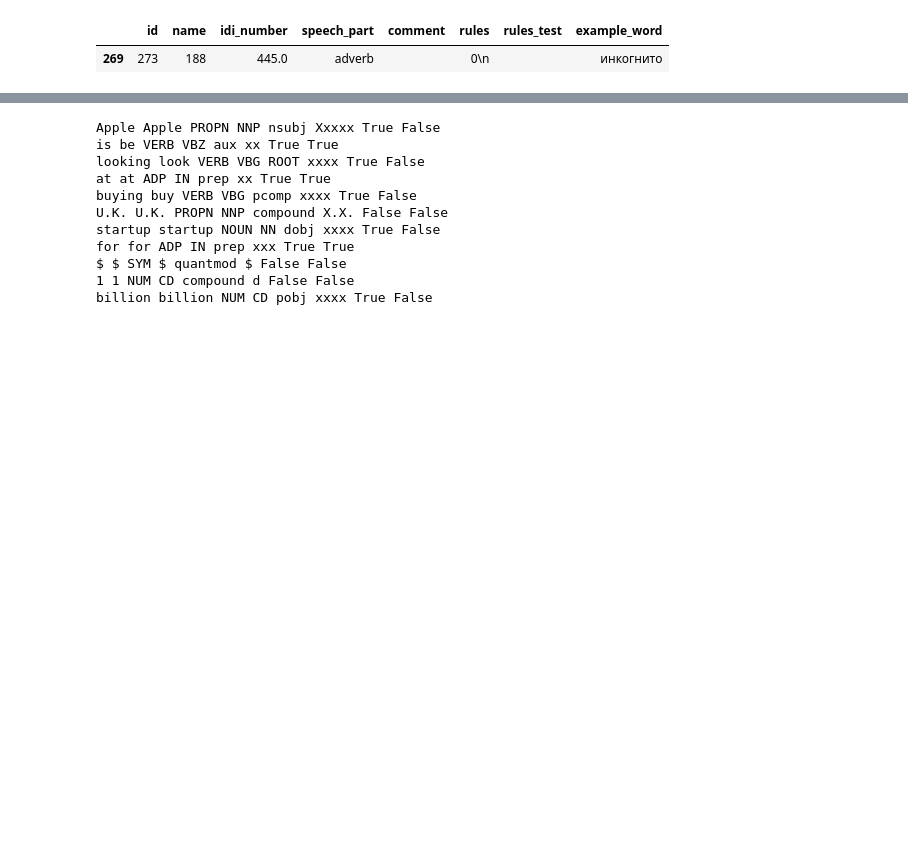
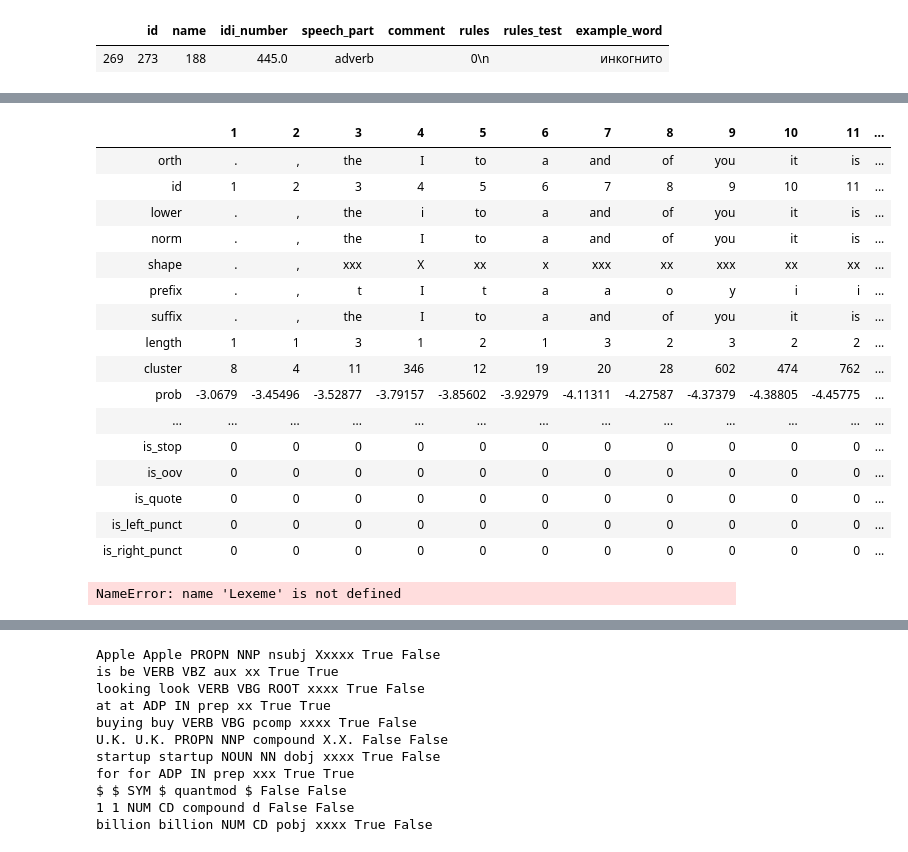
Before and after one commit to Bad-Wolf/Clustering-of-friends, a Jupyter notebook: POS_tagging.ipynb, the cells around one changed output, grey strips where cells are left out. Drawn from its saved outputs; the diff is of its cells as text; code cells hidden in the pictures; blank space fills up the shorter version.

```diff
--- a/POS_tagging.ipynb
+++ b/POS_tagging.ipynb
@@ -203,0 +164,2 @@ word[word.type_id == 273]
+# %%
+example_training_data = pd.read_json("https://raw.githubusercontent.com/explosion/spaCy/master/examples/training/vocab-data.jsonl", lines=True)
@@ -203,0 +176,23 @@ word[word.type_id == 273]
+# %%
+# don't forget the dropped line
+example_training_data = example_training_data[1:].drop(columns=["lang","settings"])
+# %%
+example_training_data.T
+# %% [output]
+|  | 1 | 2 | 3 | 4 | 5 | 6 | 7 | 8 | 9 | 10 | 11 | ... |
+| orth | . | , | the | I | to | a | and | of | you | it | is | ... |
+| id | 1 | 2 | 3 | 4 | 5 | 6 | 7 | 8 | 9 | 10 | 11 | ... |
+| lower | . | , | the | i | to | a | and | of | you | it | is | ... |
+| norm | . | , | the | I | to | a | and | of | you | it | is | ... |
+| shape | . | , | xxx | X | xx | x | xxx | xx | xxx | xx | xx | ... |
+| prefix | . | , | t | I | t | a | a | o | y | i | i | ... |
+| suffix | . | , | the | I | to | a | and | of | you | it | is | ... |
+| length | 1 | 1 | 3 | 1 | 2 | 1 | 3 | 2 | 3 | 2 | 2 | ... |
+| cluster | 8 | 4 | 11 | 346 | 12 | 19 | 20 | 28 | 602 | 474 | 762 | ... |
+| prob | -3.0679 | -3.45496 | -3.52877 | -3.79157 | -3.85602 | -3.92979 | -4.11311 | -4.27587 | -4.37379 | -4.38805 | -4.45775 | ... |
+| ... | ... | ... | ... | ... | ... | ... | ... | ... | ... | ... | ... | ... |
+| is_stop | 0 | 0 | 0 | 0 | 0 | 0 | 0 | 0 | 0 | 0 | 0 | ... |
+| is_oov | 0 | 0 | 0 | 0 | 0 | 0 | 0 | 0 | 0 | 0 | 0 | ... |
+| is_quote | 0 | 0 | 0 | 0 | 0 | 0 | 0 | 0 | 0 | 0 | 0 | ... |
+| is_left_punct | 0 | 0 | 0 | 0 | 0 | 0 | 0 | 0 | 0 | 0 | 0 | ... |
+| is_right_punct | 0 | 0 | 0 | 0 | 0 | 0 | 0 | 0 | 0 | 0 | 0 | ... |
@@ -206 +206,5 @@ import spacy
+# %%
+Lexeme.__init__
+# %% [output]
+NameError: name 'Lexeme' is not defined
 # %%
```
Also changed, not shown: parts of 28 cells of this notebook.
